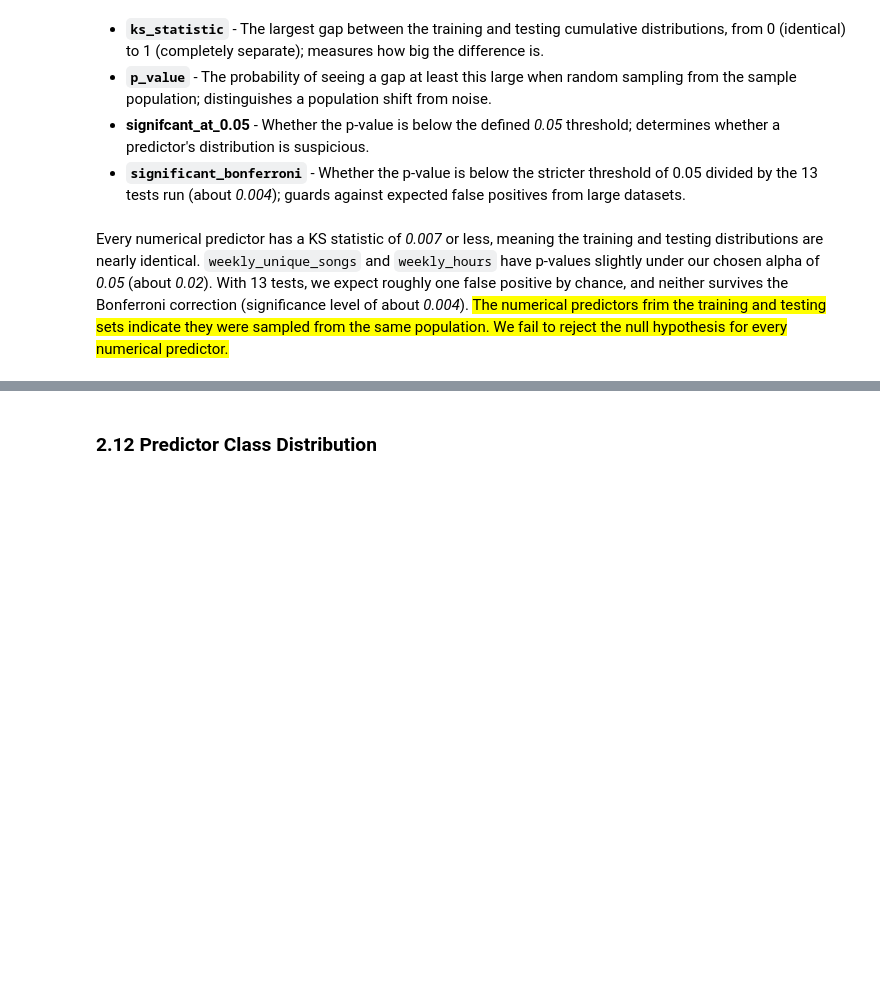
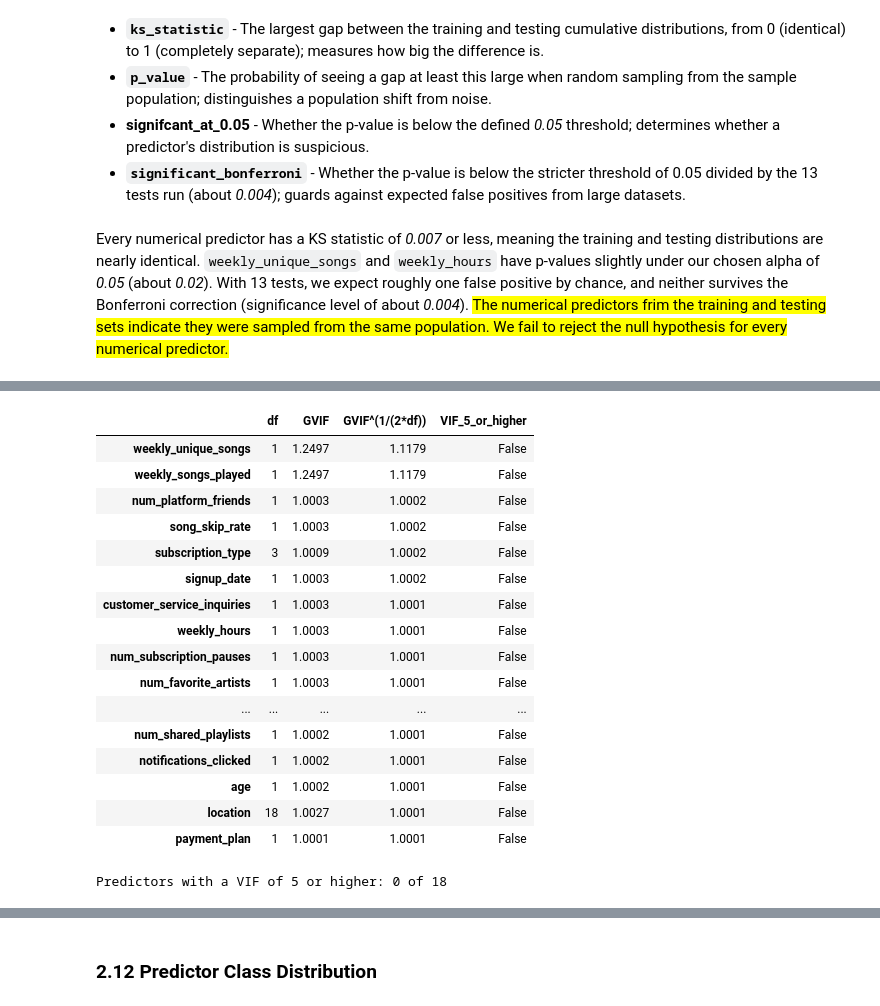
Before and after one commit to madewitt55/cs407-final-project, a Jupyter notebook: subscription_churn.ipynb, the cells around one changed output, grey strips where cells are left out. Cells and saved outputs as stored; diff of their text form; code cells hidden in the pictures; blank space fills up the shorter version.

```diff
--- a/subscription_churn.ipynb
+++ b/subscription_churn.ipynb
@@ -688,0 +729,16 @@ Almost all predictor pairs have an extremely weak linear correlation. This indic
+# %%
+import numpy as np
+
+# Numeric columns other than the identifier and target are numerical predictors
+corr_numerical = [
+    col for col in train_df.select_dtypes(include="number").columns
+    if col not in ("customer_id", "churned")
+]
+# Text (object) columns are non-numerical; the ordinal predictor is ranked, the rest are nominal
+corr_ordinal = ["customer_service_inquiries"]
+corr_nominal = [col for col in train_df.select_dtypes(include="object").columns if col not in corr_ordinal]
+ordinal_rank = {"Low": 0, "Medium": 1, "High": 2}
+
+print(f"Numerical ({len(corr_numerical)}): {corr_numerical}")
+print(f"Nominal ({len(corr_nominal)}): {corr_nominal}")
+print(f"Ordinal ({len(corr_ordinal)}): {corr_ordinal}")
@@ -688,0 +753,10 @@ Almost all predictor pairs have an extremely weak linear correlation. This indic
+# %%
+design = train_df[corr_numerical].copy()
+design[corr_ordinal[0]] = train_df[corr_ordinal[0]].map(ordinal_rank)
+predictor_columns = {col: [col] for col in design.columns}  # original predictor -> its columns in the design matrix
+for col in corr_nominal:
+    dummies = pd.get_dummies(train_df[col], prefix=col, drop_first=True, dtype=float)
+    design = pd.concat([design, dummies], axis=1)
+    predictor_columns[col] = list(dummies.columns)
+
+print(f"Design matrix: {design.shape[0]} rows, {design.shape[1]} columns from {len(predictor_columns)} predictors")
@@ -688,0 +769,32 @@ Almost all predictor pairs have an extremely weak linear correlation. This indic
+# %%
+corr = design.corr()
+vif_rows = {}
+for predictor, columns in predictor_columns.items():
+    others = [col for col in design.columns if col not in columns]
+    gvif = (np.linalg.det(corr.loc[columns, columns]) * np.linalg.det(corr.loc[others, others])
+            / np.linalg.det(corr))
+    vif_rows[predictor] = {"df": len(columns), "GVIF": gvif, "GVIF^(1/(2*df))": gvif ** (1 / (2 * len(columns)))}
+
+vif_results = pd.DataFrame.from_dict(vif_rows, orient="index").sort_values("GVIF^(1/(2*df))", ascending=False)
+vif_results["VIF_5_or_higher"] = vif_results["GVIF^(1/(2*df))"] ** 2 >= 5  # same as GVIF^(1/df) >= 5
+display(vif_results.round(4))
+print(f"Predictors with a VIF of 5 or higher: {vif_results['VIF_5_or_higher'].sum()} of {len(vif_results)}")
+# %% [output]
+|  | df | GVIF | GVIF^(1/(2*df)) | VIF_5_or_higher |
+| weekly_unique_songs | 1 | 1.2497 | 1.1179 | False |
+| weekly_songs_played | 1 | 1.2497 | 1.1179 | False |
+| num_platform_friends | 1 | 1.0003 | 1.0002 | False |
+| song_skip_rate | 1 | 1.0003 | 1.0002 | False |
+| subscription_type | 3 | 1.0009 | 1.0002 | False |
+| signup_date | 1 | 1.0003 | 1.0002 | False |
+| customer_service_inquiries | 1 | 1.0003 | 1.0001 | False |
+| weekly_hours | 1 | 1.0003 | 1.0001 | False |
+| num_subscription_pauses | 1 | 1.0003 | 1.0001 | False |
+| num_favorite_artists | 1 | 1.0003 | 1.0001 | False |
+| ... | ... | ... | ... | ... |
+| num_shared_playlists | 1 | 1.0002 | 1.0001 | False |
+| notifications_clicked | 1 | 1.0002 | 1.0001 | False |
+| age | 1 | 1.0002 | 1.0001 | False |
+| location | 18 | 1.0027 | 1.0001 | False |
+| payment_plan | 1 | 1.0001 | 1.0001 | False |
+Predictors with a VIF of 5 or higher: 0 of 18
```
Also changed, not shown: parts of 22 cells of this notebook.
